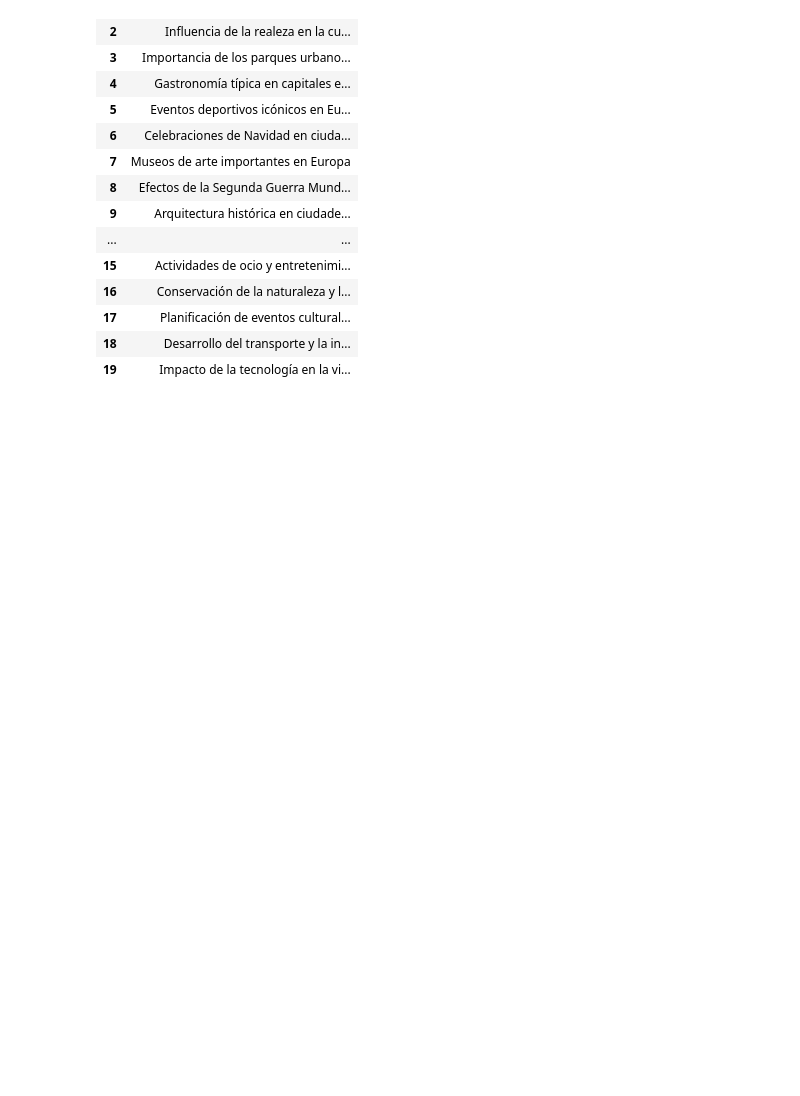
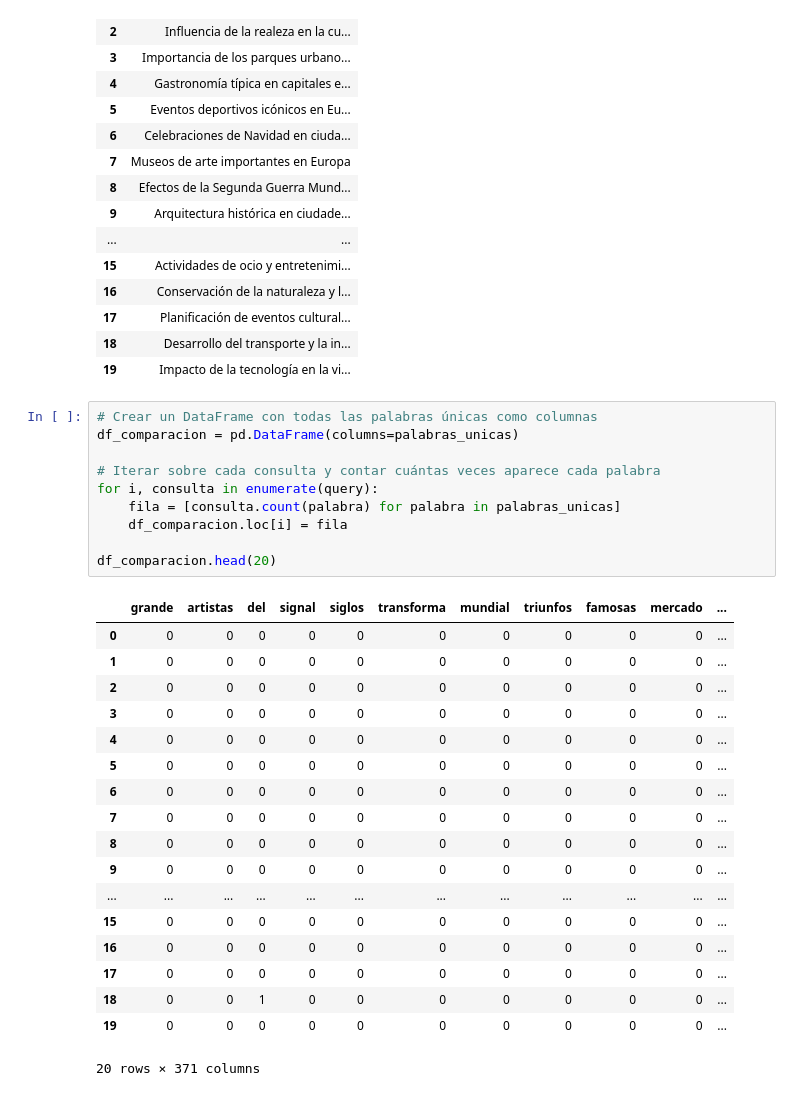
Before and after one commit to Afkerian/information-retrieval, a Jupyter notebook: taller02/taller02.ipynb, the cells around one changed output. Drawn from its saved outputs; the diff is of its cells as text; blank space fills up the shorter version.

```diff
--- a/taller02/taller02.ipynb
+++ b/taller02/taller02.ipynb
@@ -189,3 +189,32 @@ df_query.head(20)
 | 17 | Planificación de eventos cultural... |
 | 18 | Desarrollo del transporte y la in... |
 | 19 | Impacto de la tecnología en la vi... |
+# %%
+# Crear un DataFrame con todas las palabras únicas como columnas
+df_comparacion = pd.DataFrame(columns=palabras_unicas)
+
+# Iterar sobre cada consulta y contar cuántas veces aparece cada palabra
+for i, consulta in enumerate(query):
+    fila = [consulta.count(palabra) for palabra in palabras_unicas]
+    df_comparacion.loc[i] = fila
+
+df_comparacion.head(20)
+# %% [output]
+|  | grande | artistas | del | signal | siglos | transforma | mundial | triunfos | famosas | mercado | ... |
+| 0 | 0 | 0 | 0 | 0 | 0 | 0 | 0 | 0 | 0 | 0 | ... |
+| 1 | 0 | 0 | 0 | 0 | 0 | 0 | 0 | 0 | 0 | 0 | ... |
+| 2 | 0 | 0 | 0 | 0 | 0 | 0 | 0 | 0 | 0 | 0 | ... |
+| 3 | 0 | 0 | 0 | 0 | 0 | 0 | 0 | 0 | 0 | 0 | ... |
+| 4 | 0 | 0 | 0 | 0 | 0 | 0 | 0 | 0 | 0 | 0 | ... |
+| 5 | 0 | 0 | 0 | 0 | 0 | 0 | 0 | 0 | 0 | 0 | ... |
+| 6 | 0 | 0 | 0 | 0 | 0 | 0 | 0 | 0 | 0 | 0 | ... |
+| 7 | 0 | 0 | 0 | 0 | 0 | 0 | 0 | 0 | 0 | 0 | ... |
+| 8 | 0 | 0 | 0 | 0 | 0 | 0 | 0 | 0 | 0 | 0 | ... |
+| 9 | 0 | 0 | 0 | 0 | 0 | 0 | 0 | 0 | 0 | 0 | ... |
+| ... | ... | ... | ... | ... | ... | ... | ... | ... | ... | ... | ... |
+| 15 | 0 | 0 | 0 | 0 | 0 | 0 | 0 | 0 | 0 | 0 | ... |
+| 16 | 0 | 0 | 0 | 0 | 0 | 0 | 0 | 0 | 0 | 0 | ... |
+| 17 | 0 | 0 | 0 | 0 | 0 | 0 | 0 | 0 | 0 | 0 | ... |
+| 18 | 0 | 0 | 1 | 0 | 0 | 0 | 0 | 0 | 0 | 0 | ... |
+| 19 | 0 | 0 | 0 | 0 | 0 | 0 | 0 | 0 | 0 | 0 | ... |
+20 rows × 371 columns
```
Also changed, not shown: parts of 2 cells of this notebook.
